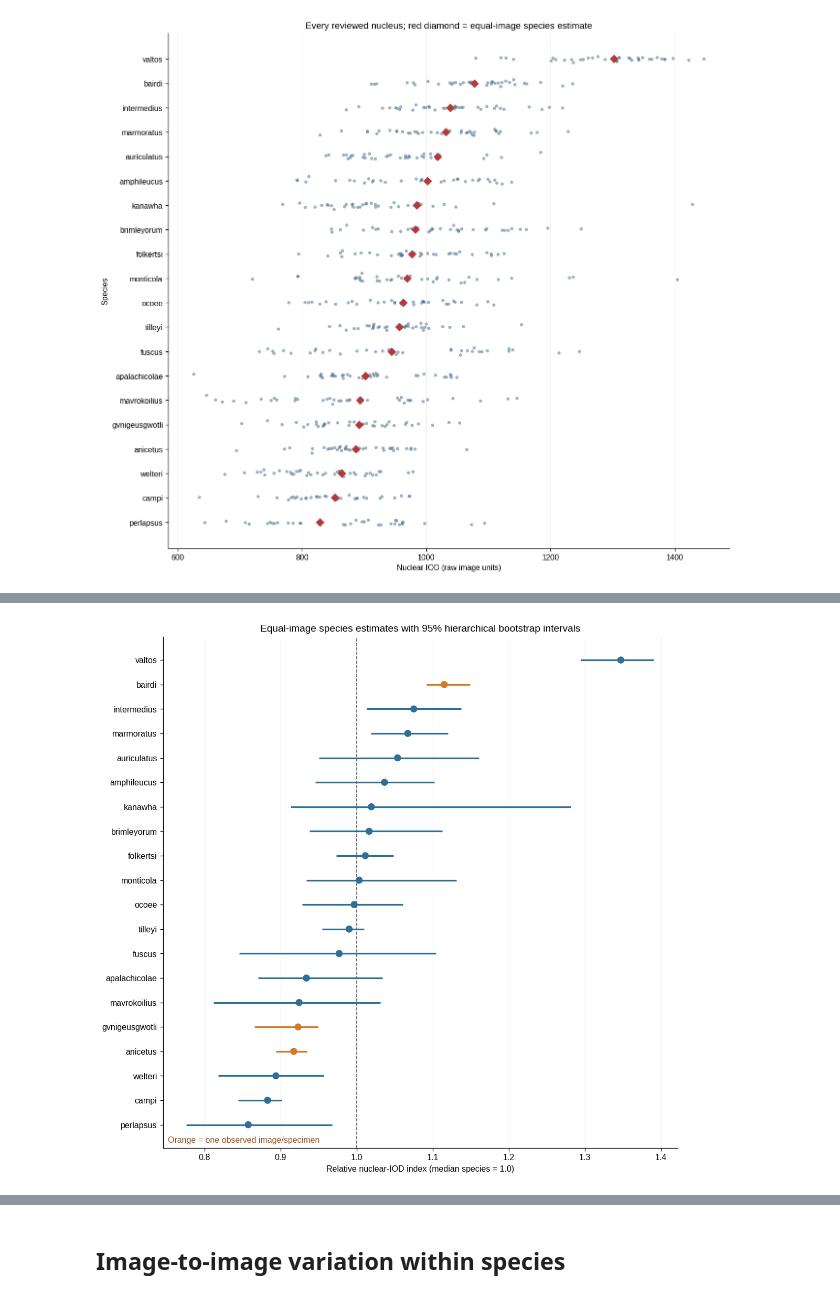
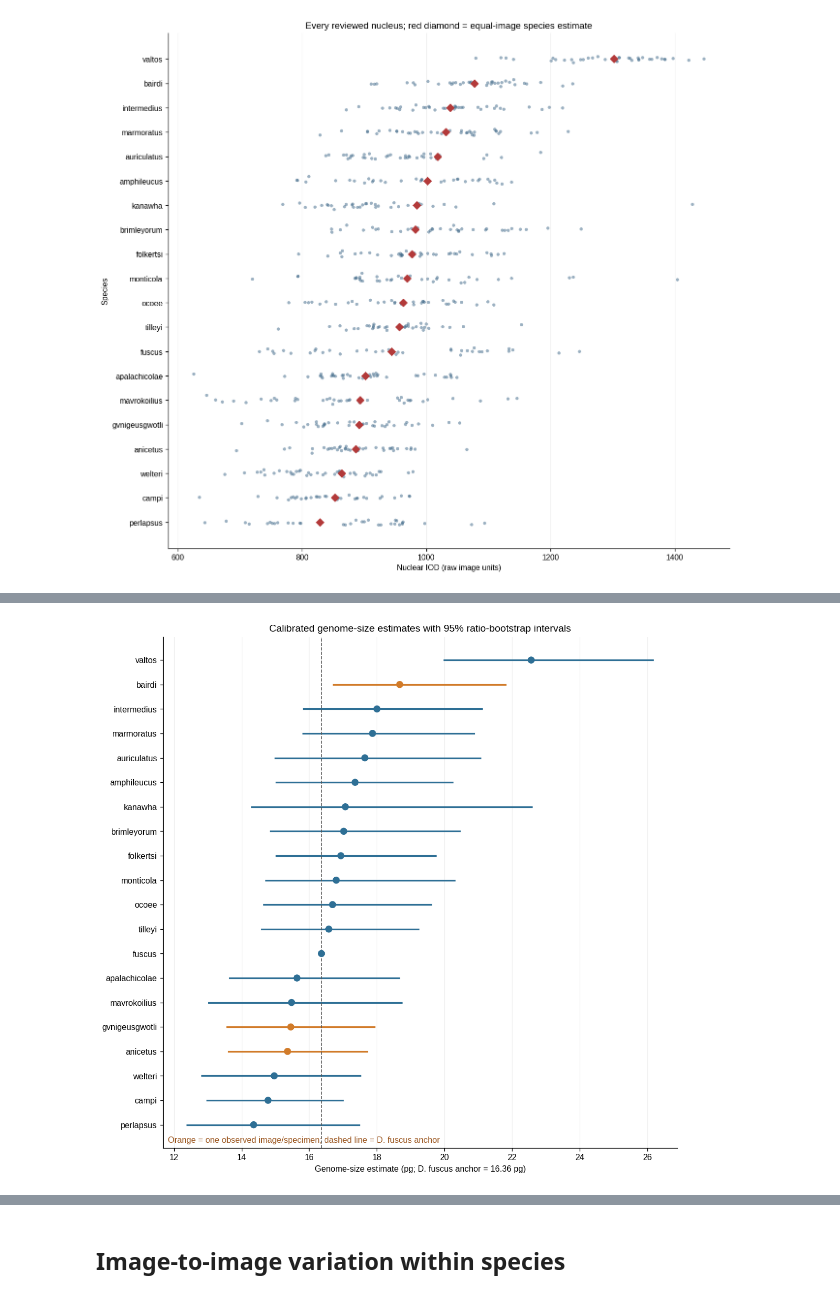
Before and after one commit to Jakeelamb/Desmognathus_TE_analysis, a Jupyter notebook: notebooks/presentation/frozen_genome_iod_analysis/frozen_genome_iod_analysis.executed.ipynb, the cells around one changed output, grey strips where cells are left out. Cells and saved outputs as stored; diff of their text form; code cells hidden in the pictures.

Commit message:
analysis: calibrate microscopy figures to genome size

```diff
--- a/notebooks/presentation/frozen_genome_iod_analysis/frozen_genome_iod_analysis.executed.ipynb
+++ b/notebooks/presentation/frozen_genome_iod_analysis/frozen_genome_iod_analysis.executed.ipynb
@@ -49,6 +52,14 @@ species_summary, image_summary = analysis.summarize_species(
 )
 quality_balance, quality_residual = analysis.frozen_quality_diagnostics(frozen)
 anchor = float(species_summary["relative_iod_anchor"].iloc[0])
+reference_iod = float(
+    species_summary.loc[
+        species_summary["species"].eq(analysis.REFERENCE_SPECIES),
+        "iod_equal_image_estimate",
+    ].iloc[0]
+)
+reference_pg = analysis.REFERENCE_GENOME_SIZE_PG
+calibration_factor = reference_pg / reference_iod
 
 plt.rcParams.update({
     "figure.dpi": 115,
@@ -75,7 +86,12 @@ def save_figure(fig, filename):
 print("Frozen source:", FROZEN_PATH)
 print("Frozen SHA-256:", analysis.sha256_file(FROZEN_PATH))
 print("Rows:", len(frozen), "| Species:", frozen["species"].nunique())
-print("Relative-index anchor IOD:", round(anchor, 3))
+print(
+    "Genome-size calibration:",
+    f"species IOD / {analysis.REFERENCE_SPECIES} IOD × {reference_pg:.2f} pg",
+)
+print("Reference IOD:", round(reference_iod, 3))
+print("Calibration factor (pg per IOD unit):", round(calibration_factor, 7))
 # %% [output]
 Frozen source: /home/jake/Projects/Desmognathus_TE/path_analysis/data/external/derived/image_quality_matched_genome_iod/image_quality_matched_nuclei_frozen_reviewed.csv.gz
 Frozen SHA-256: f22d014f9f395c5aadec8fe2538f6f651d1328884ef618e0baf0a97a1e00dcbe
@@ -294,29 +329,29 @@ plt.show()
 # %%
-plot_data = species_summary.sort_values("relative_iod_index")
+plot_data = species_summary.sort_values("genome_size_pg_fuscus_anchored")
 y = np.arange(len(plot_data))
-x = plot_data["relative_iod_index"].to_numpy()
-low = plot_data["relative_iod_ci_low"].to_numpy()
-high = plot_data["relative_iod_ci_high"].to_numpy()
+x = plot_data["genome_size_pg_fuscus_anchored"].to_numpy()
+low = plot_data["genome_size_pg_ci_low"].to_numpy()
+high = plot_data["genome_size_pg_ci_high"].to_numpy()
 colors = np.where(plot_data["n_images"].eq(1), "#D17B29", "#2E6F95")
 fig, ax = plt.subplots(figsize=(11, 11))
 ax.hlines(y, low, high, color=colors, linewidth=2)
 ax.scatter(x, y, color=colors, s=55, zorder=3)
-ax.axvline(1.0, color="#555555", linestyle="--", linewidth=1)
+ax.axvline(reference_pg, color="#555555", linestyle="--", linewidth=1)
 ax.set_yticks(y, [short_species(value) for value in plot_data["species"]])
-ax.set_xlabel("Relative nuclear-IOD index (median species = 1.0)")
-ax.set_title("Equal-image species estimates with 95% hierarchical bootstrap intervals")
+ax.set_xlabel("Genome-size estimate (pg; D. fuscus anchor = 16.36 pg)")
+ax.set_title("Calibrated genome-size estimates with 95% ratio-bootstrap intervals")
 ax.grid(axis="x", alpha=0.18)
 ax.text(
     0.01,
     0.01,
-    "Orange = one observed image/specimen",
+    "Orange = one observed image/specimen; dashed line = D. fuscus anchor",
     transform=ax.transAxes,
     color="#9A541C",
 )
 save_figure(fig, "02_relative_iod_estimates.png")
 plt.show()
 # %% [output]
-[figure, old version]
+[figure, new version]
 # %% [markdown]
 ## Measured-only time-calibrated phylogeny
 
```
Also changed, not shown: parts of 13 cells of this notebook, 18 other files.
